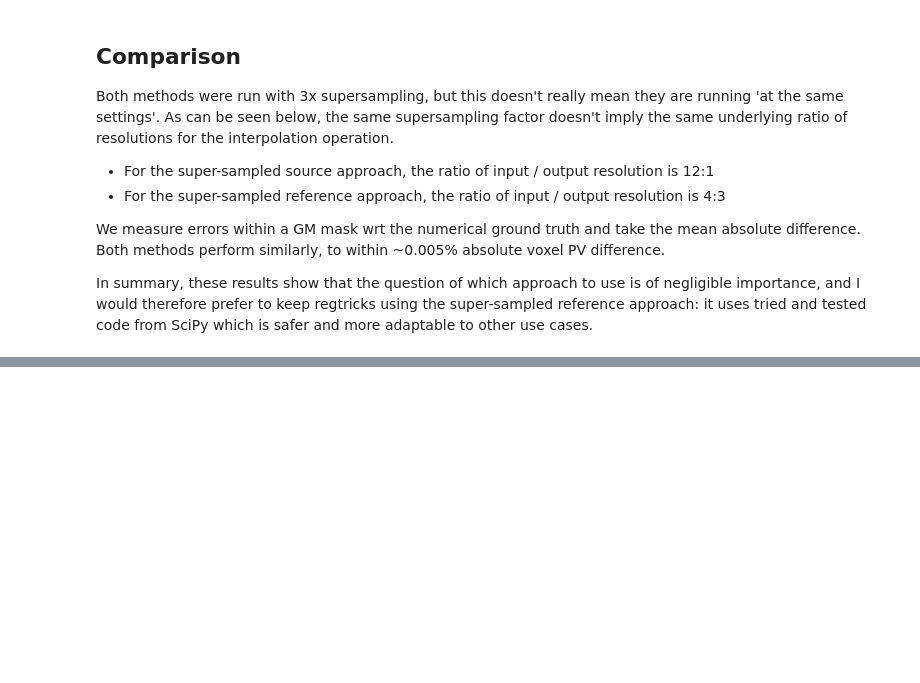
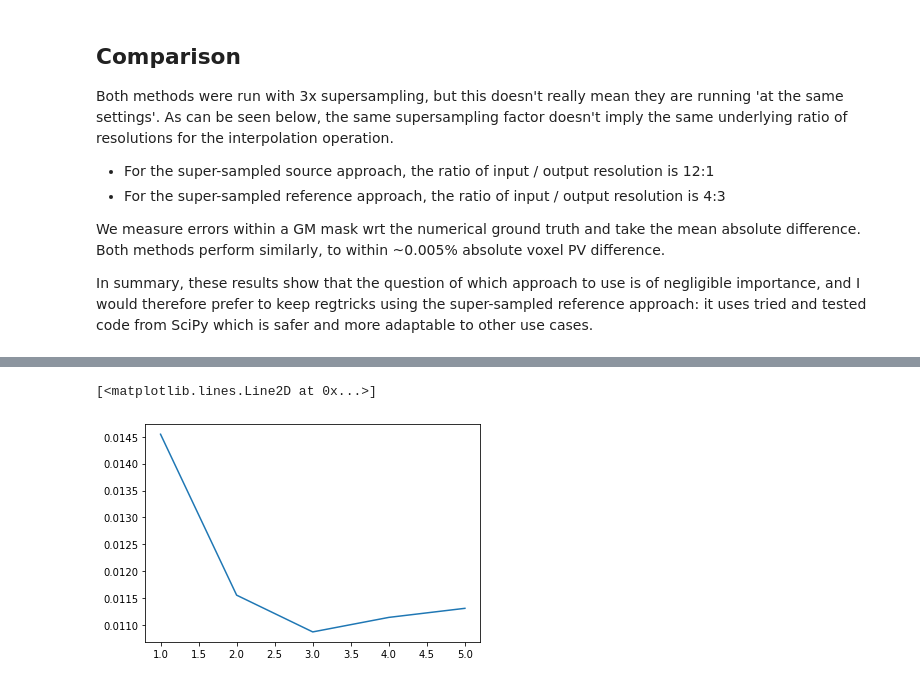
Before and after one commit to tomfrankkirk/pvec_problems, a Jupyter notebook: supersampling.ipynb, the cells around one changed output, grey strips where cells are left out. Saved outputs shown, nothing was run; the diff lists cells and outputs as text; code cells hidden in the pictures; blank space fills up the shorter version.

Commit message:
test order of spline against simulation

```diff
--- a/supersampling.ipynb
+++ b/supersampling.ipynb
@@ -46,7 +46,7 @@ src2ref:       [   1.000    0.000    0.000    1.700]
                [   0.000    0.000    1.000    0.000]
                [   0.000    0.000    0.000    1.000]
 # %%
-pv_trans_true = calc_sphere_pvs(sph_cent + shift, R_g, R_w, asl_spc, 30)
+pv_trans_true = calc_sphere_pvs(sph_cent + shift, R_g, R_w, asl_spc, 25)
 # %% [markdown]
 ## Super-sampling the source image
 
@@ -78,3 +82,5 @@ plt.imshow(super_ref)
+# %%
+rt_def = transform.apply_to_array(pvs_t1[...,0], t1_spc, asl_spc)
 # %% [markdown]
 ## Comparison
 
@@ -97,0 +111,12 @@ Super ref: 0.011051915215418139
+# %%
+orders = np.arange(1,6)
+errors = np.zeros(orders.size)
+for o in orders:
+    t = transform.apply_to_array(pvs_t1[...,0], t1_spc, asl_spc, order=o)
+    err = np.abs(pv_trans_true[...,0] - t)
+    errors[o-1] = err[mask].mean()
+
+plt.plot(orders, errors)
+# %% [output]
+[<matplotlib.lines.Line2D at 0x...>]
+[figure, added]
```
Also changed, not shown: parts of 4 cells of this notebook, 1 other file.
